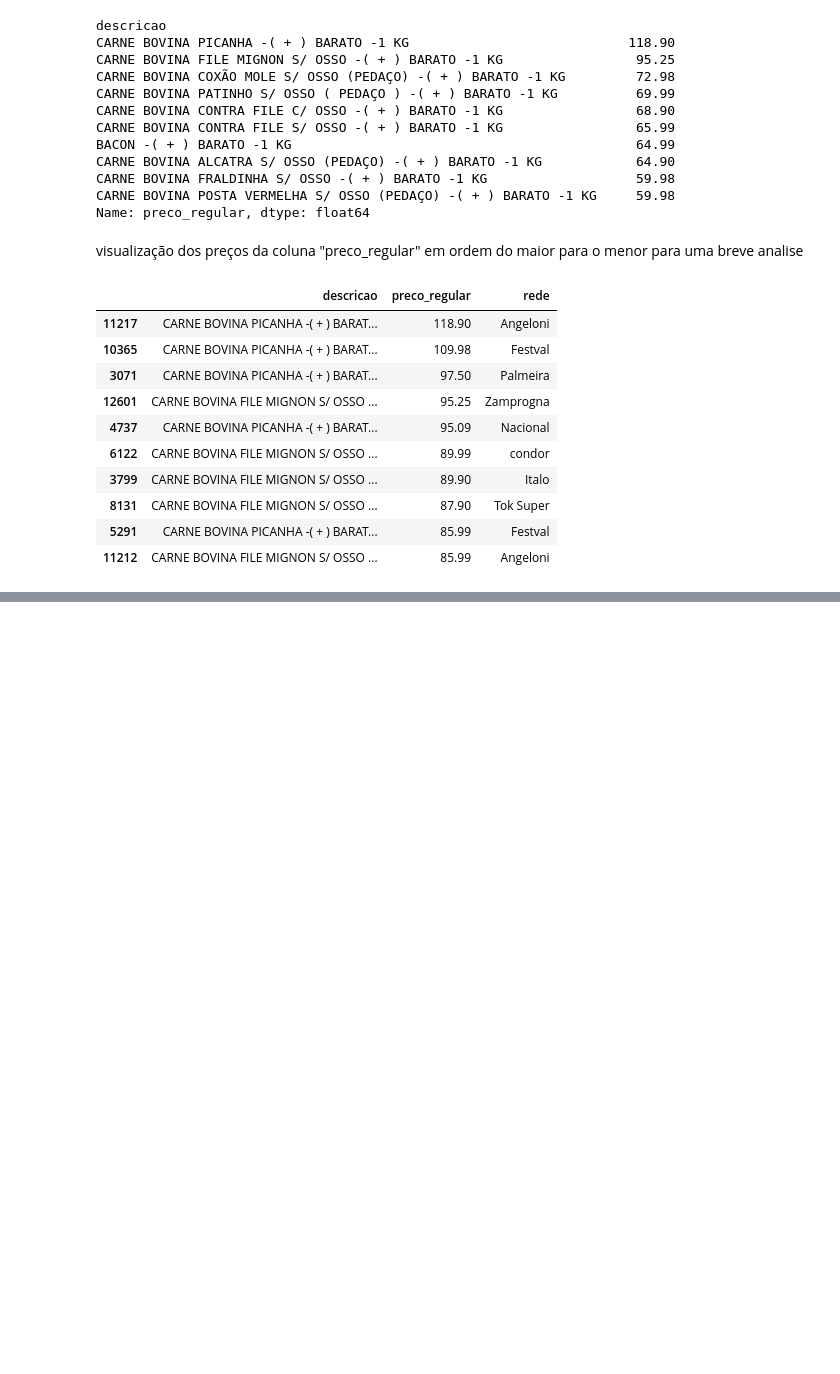
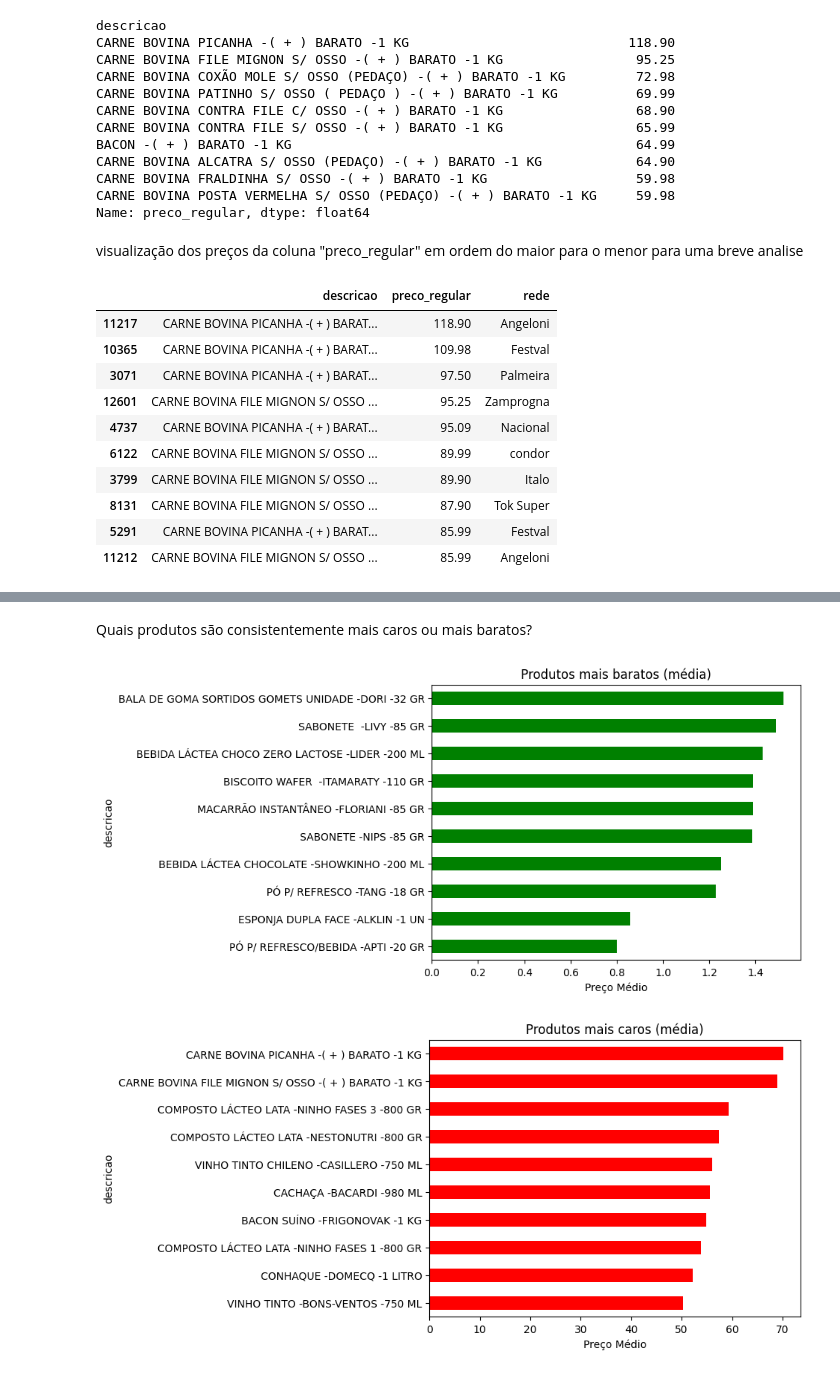
Before and after one commit to brenorodrigues77/analise_de_vendas, a Jupyter notebook: analise_dos_dados.ipynb, the cells around one changed output, grey strips where cells are left out. Saved outputs shown, nothing was run; the diff lists cells and outputs as text; code cells hidden in the pictures; blank space fills up the shorter version.

```diff
--- a/analise_dos_dados.ipynb
+++ b/analise_dos_dados.ipynb
@@ -156,0 +189,20 @@ df[df["descricao"].str.contains("CARNE BOVINA", case=False, na=False)][["descric
+# %% [markdown]
+Quais produtos são consistentemente mais caros ou mais baratos?
+# %%
+media_precos = df.groupby("descricao")["preco_regular"].mean().sort_values()
+
+produtos_mais_baratos = media_precos.head(10)
+produtos_mais_caros = media_precos.tail(10)
+
+produtos_mais_baratos.plot(kind='barh', color='green')
+plt.xlabel('Preço Médio')
+plt.title('Produtos mais baratos (média)')
+plt.show()
+
+produtos_mais_caros.plot(kind='barh', color='red')
+plt.xlabel('Preço Médio')
+plt.title('Produtos mais caros (média)')
+plt.show()
+# %% [output]
+[figure, added]
+[figure, added]
```
Also changed, not shown: parts of 6 cells of this notebook, 2 other files.
